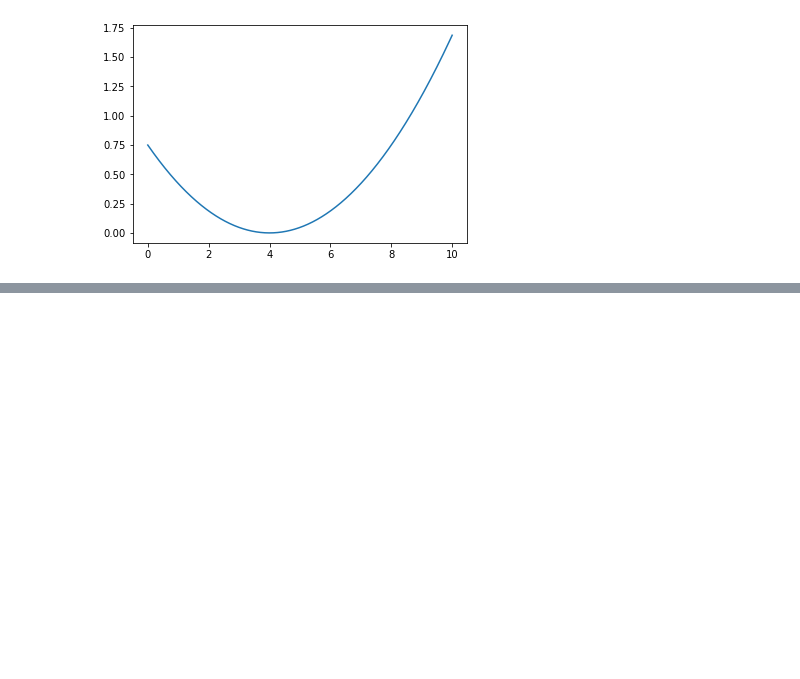
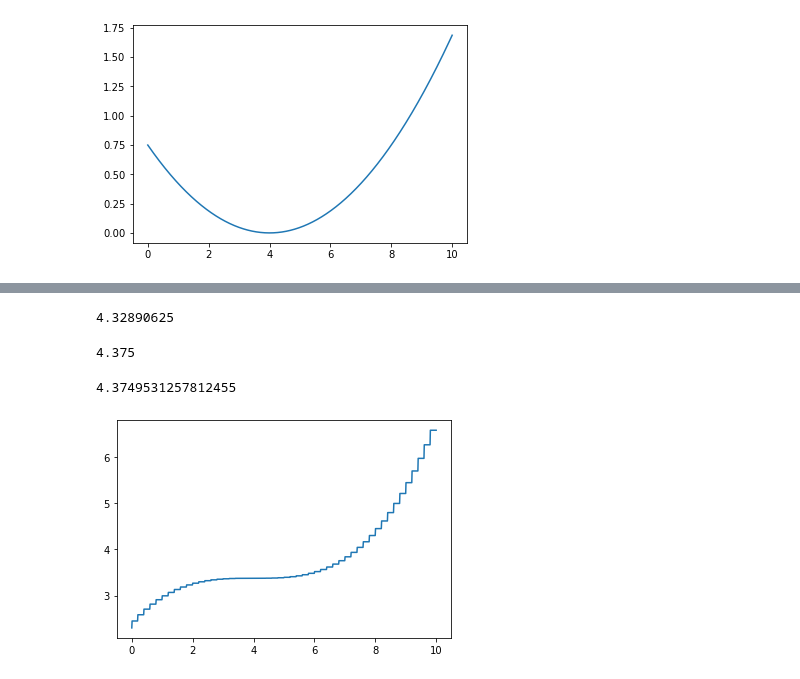
Before and after one commit to fishrepo/Math_for-_Programmers, a Jupyter notebook: 08.rate-of-change/main.ipynb, the cells around one changed output, grey strips where cells are left out. Cells and saved outputs as stored; diff of their text form; code cells hidden in the pictures; blank space fills up the shorter version.

```diff
--- a/08.rate-of-change/main.ipynb
+++ b/08.rate-of-change/main.ipynb
@@ -133,3 +133,6 @@ plot_function(flow_rate,0,10)
 plot_function(get_flow_rate_function(volume),0,10)
 # %% [output]
 [figure]
+# %%
+def small_volume_change(q,t,dt):
+    return q(t) * dt
@@ -135,0 +155,28 @@ plot_function(get_flow_rate_function(volume),0,10)
+# %%
+def volume_change(q,t1,t2,dt):
+    return sum(small_volume_change(q,t,dt)
+               for t in np.arange(t1,t2,dt))
+# %%
+volume_change(flow_rate,0,10,0.1)
+# %% [output]
+4.32890625
+# %%
+volume(10) - volume(0)
+# %% [output]
+4.375
+# %%
+volume_change(flow_rate,0,10,0.0001)
+# %% [output]
+4.3749531257812455
+# %%
+def approximate_volume(q,v0,dt,T):
+    return v0 + volume_change(q,0,T,dt)
+# %%
+def approximate_volume_function(q,v0,dt):
+    def volume_function(T):
+        return approximate_volume(q,v0,dt,T)
+    return volume_function
+# %%
+plot_function(approximate_volume_function(flow_rate,2.3,0.2),0,10)
+# %% [output]
+[figure, added]
```
Also changed, not shown: parts of 8 cells of this notebook.
